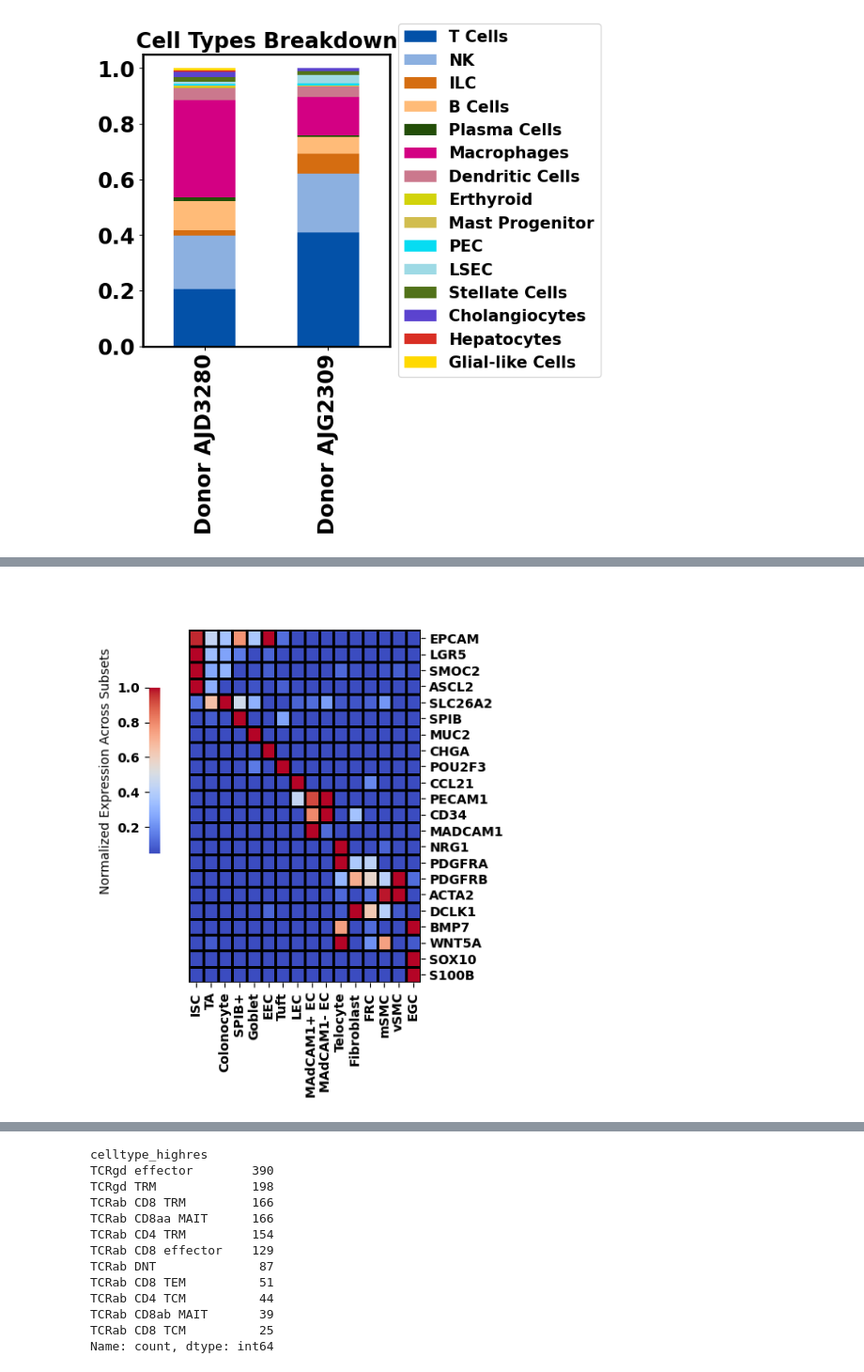
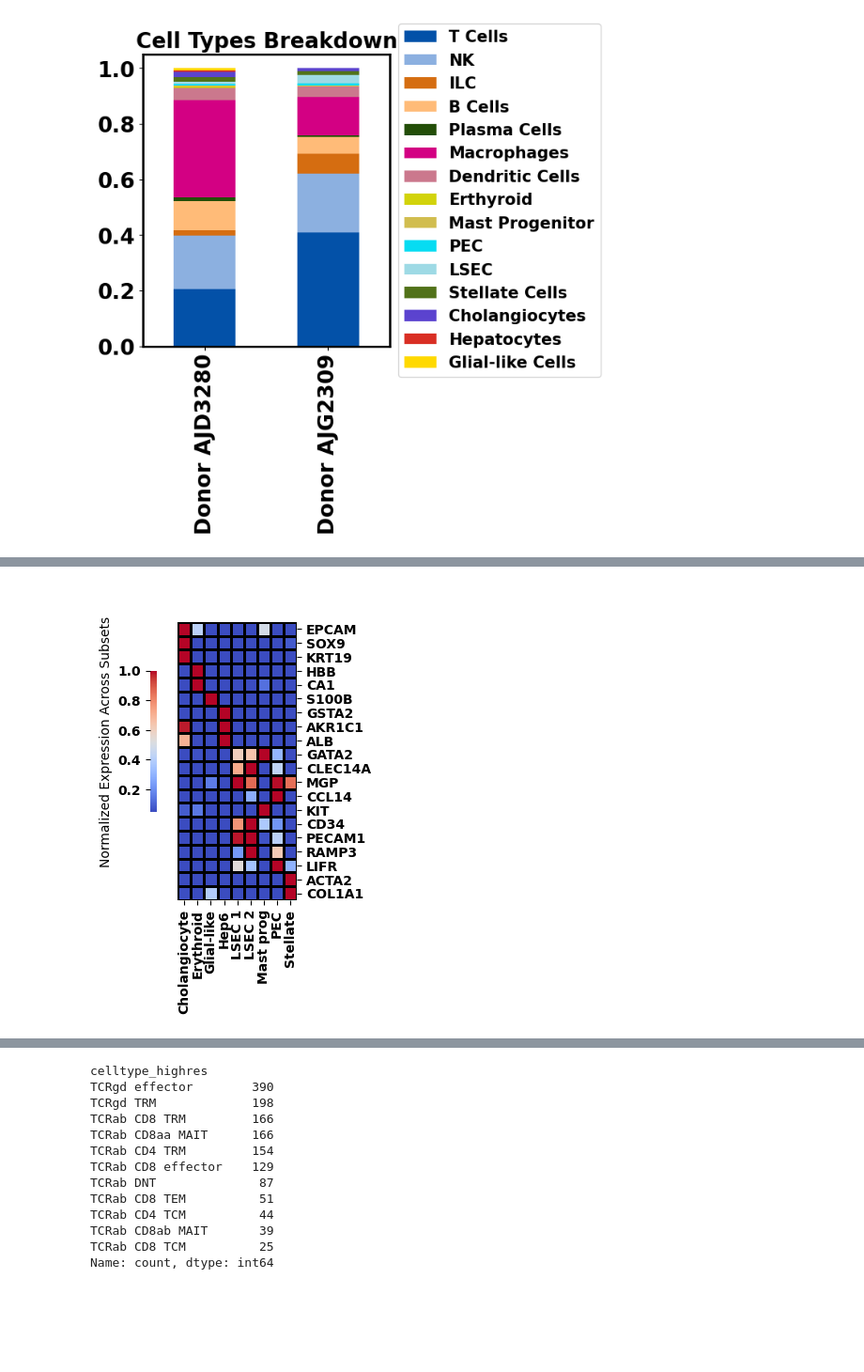
Before and after one commit to Ran-x2/gut-liver-whole-tissue, a Jupyter notebook: liver_visualization.ipynb, the cells around one changed output, grey strips where cells are left out. Shown at 94% size. Saved outputs shown, nothing was run; the diff lists cells and outputs as text; code cells hidden in the pictures; blank space fills up the shorter version.

Commit message:
update visualization

```diff
--- a/liver_visualization.ipynb
+++ b/liver_visualization.ipynb
@@ -377 +342,16 @@ adata_immune.obs['celltype_highres_short'] = adata_immune.obs['celltype_highres_
+# %%
+name_map = {
+    'Cholangiocytes':                                'Cholangiocyte',
+    'Erthyroid':                                     'Erythroid',
+    'Glial-like Cells':                              'Glial-like',
+    'Hepatocytes Type 6':                            'Hep6',
+    'Liver Sinusoidal Endothelial Cells zone 1':     'LSEC 1',
+    'Liver Sinusoidal Endothelial Cells zone 2':     'LSEC 2',
+    'Mast Progenitor':                               'Mast prog',
+    'Peritoneal Epithelial Cells':                   'Peri epi',
+    'Stellate Cells':                                'Stellate'
+}
+
+adata_nonimmune.obs['celltype_highres_short'] = adata_nonimmune.obs['celltype_highres']
+adata_nonimmune.obs['celltype_highres_short'] = adata_nonimmune.obs['celltype_highres_short'].replace(name_map)
 # %%
@@ -402,2 +379,5 @@ sc.tl.umap(adata_immune, min_dist = 2, spread = 1.5)
 # %% [output]
  Number of highly variable genes: 2000
+# %%
+adata_nonimmune.obs['celltype_highres'] = adata_nonimmune.obs['celltype_highres'].replace({'Peritoneal Epithelial Cells':'Portal Endothelial cells'})
+adata_nonimmune.obs['celltype_highres_short'] = adata_nonimmune.obs['celltype_highres_short'].replace({'Peri epi':'PEC'})
@@ -616,6 +640 @@ Index(['Colonocyte', 'EEC', 'Fibroblast', 'FRC', 'Goblet', 'ISC', 'LEC',
       dtype='object')
-# %%
-adata_nonimmune.obs['celltype_highres_short'] = adata_nonimmune.obs['celltype_highres_short'].astype('category')
-ordered_celltype=[ 'ISC','TA','Colonocyte', 'SPIB+','Goblet', 'EEC', 'Tuft', 'LEC',
-       'MAdCAM1+ EC', 'MAdCAM1- EC', 'Telocyte','Fibroblast', 'FRC',  'mSMC','vSMC', 'EGC']
-adata_nonimmune.obs['celltype_highres_short'] = adata_nonimmune.obs['celltype_highres_short'].cat.reorder_categories(ordered_celltype)
@@ -628,30 +652,29 @@ sc.pl.dotplot(adata_nonimmune, var_names=['EPCAM','LGR5','SMOC2','ASCL2','SPIB',
 # %%
-gene_list = ['EPCAM','LGR5','SMOC2','ASCL2','SLC26A2','SPIB','MUC2','CHGA','POU2F3','CCL21',
-                                          'PECAM1','CD34','MADCAM1','NRG1','PDGFRA','PDGFRB','ACTA2','DCLK1','BMP7','WNT5A',
-                                          'SOX10','S100B']
+gene_list = ['EPCAM','SOX9','KRT19','HBB','CA1','S100B','GSTA2','AKR1C1','ALB','GATA2','CLEC14A','MGP','CCL14',
+                                          'KIT','CD34','PECAM1','RAMP3','LIFR','ACTA2','COL1A1']
 df1 = adata_nonimmune[:,gene_list].to_df()
 df1['celltype_highres_short'] = adata_nonimmune.obs['celltype_highres_short']
 expression_matrix = df1.groupby('celltype_highres_short').mean()
 # %%
 %matplotlib inline
 plt.rcParams.update({'font.size': 10, 'font.weight': 'heavy','axes.linewidth':2,'figure.figsize':[8,8]})
 #plt.rcParams.update(plt.rcParamsDefault)
 kwargs = {'cmap': 'coolwarm'}
-clustergrid = sns.clustermap(expression_matrix.T,figsize = (4,6),linewidths=2,standard_scale=0,
+clustergrid = sns.clustermap(expression_matrix.T,figsize = (2.5,5),linewidths=2,standard_scale=0,
                linecolor = 'k',dendrogram_ratio = 0.1, colors_ratio = 0.5,vmax = 1,vmin = 0.05,
                row_cluster = False,col_cluster = False,cbar_kws={'label': 'Normalized Expression Across Subsets','location':"left"},
                **kwargs)
 for a in clustergrid.ax_col_dendrogram.collections:
         a.set_linewidth(2)
 clustergrid.ax_cbar.set_position([0, 0.5, 0.03, 0.3])
 
 axs = clustergrid.fig.get_axes()
 for j in range(0,len(axs)):
     axs[j].set_xlabel('')
 
 plt.savefig('vis/liver_nonimmune_heatmap.png',dpi = 300,bbox_inches='tight')
 # %% [output]
-[figure, old version]
+[figure, new version]
 # %%
 adata_immune.obs['celltype_highres_short'].values.categories
 # %% [output]
```
Also changed, not shown: parts of 36 cells of this notebook.
